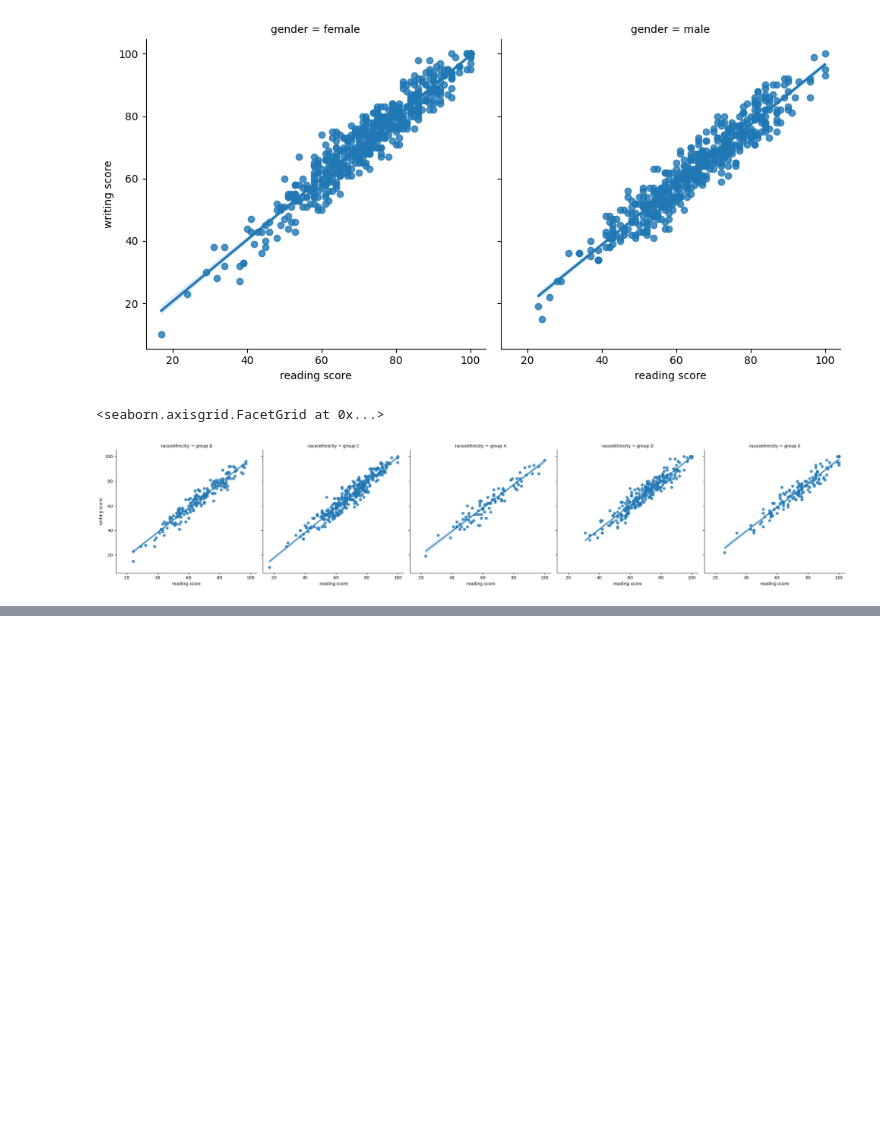
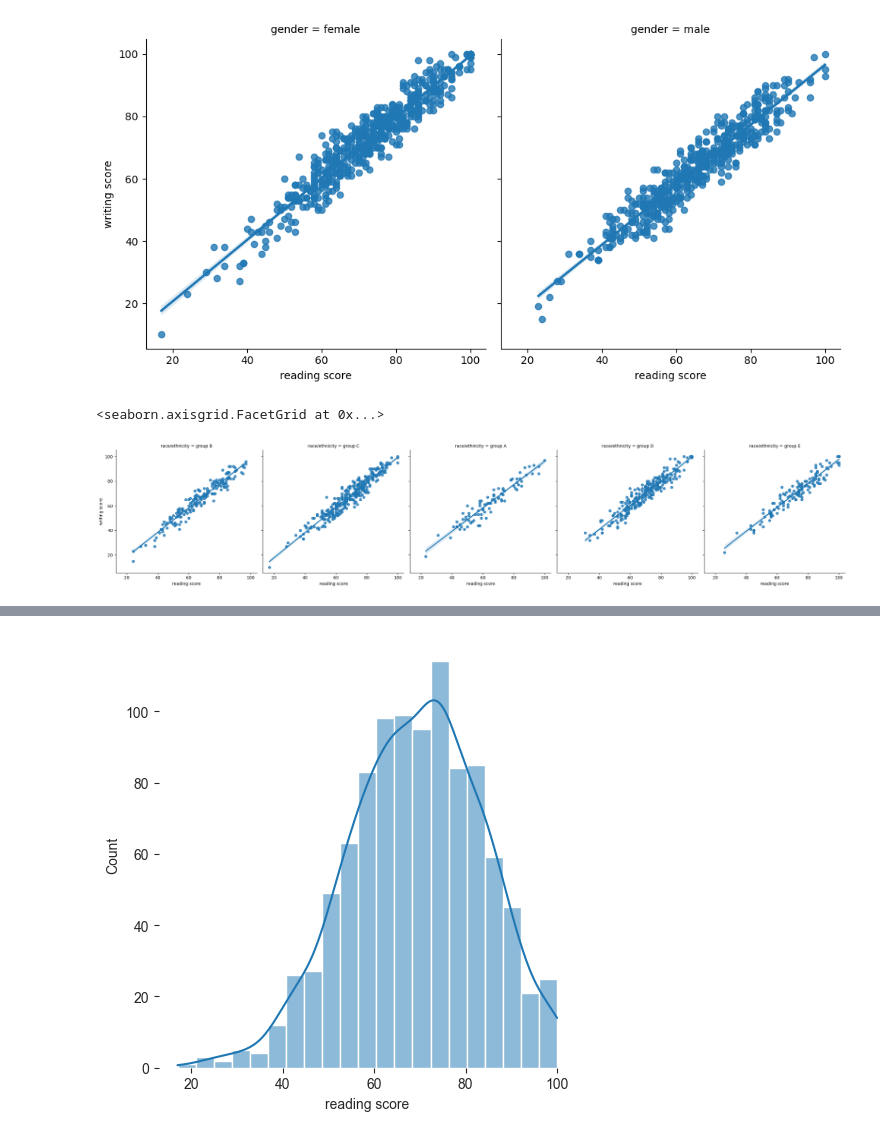
Before and after one commit to Benmaza/Benmaza, a Jupyter notebook: EBAC/18_seaborn.ipynb, the cells around one changed output, grey strips where cells are left out. Drawn from its saved outputs; the diff is of its cells as text; code cells hidden in the pictures; blank space fills up the shorter version.

```diff
--- a/EBAC/18_seaborn.ipynb
+++ b/EBAC/18_seaborn.ipynb
@@ -83,0 +95,7 @@ sns.lmplot(x = 'reading score', y = 'writing score', data=df, col="race/ethnicit
+# %%
+# remocion de ejes
+sns.set_style('ticks')
+sns.displot(df['reading score'], kde = True)
+sns.despine(left=True, bottom=True) # remueve ejes izquierdo y abajo (lineas negras)
+# %% [output]
+[figure, added]
```
Also changed, not shown: parts of 30 cells of this notebook, 7 other files.
